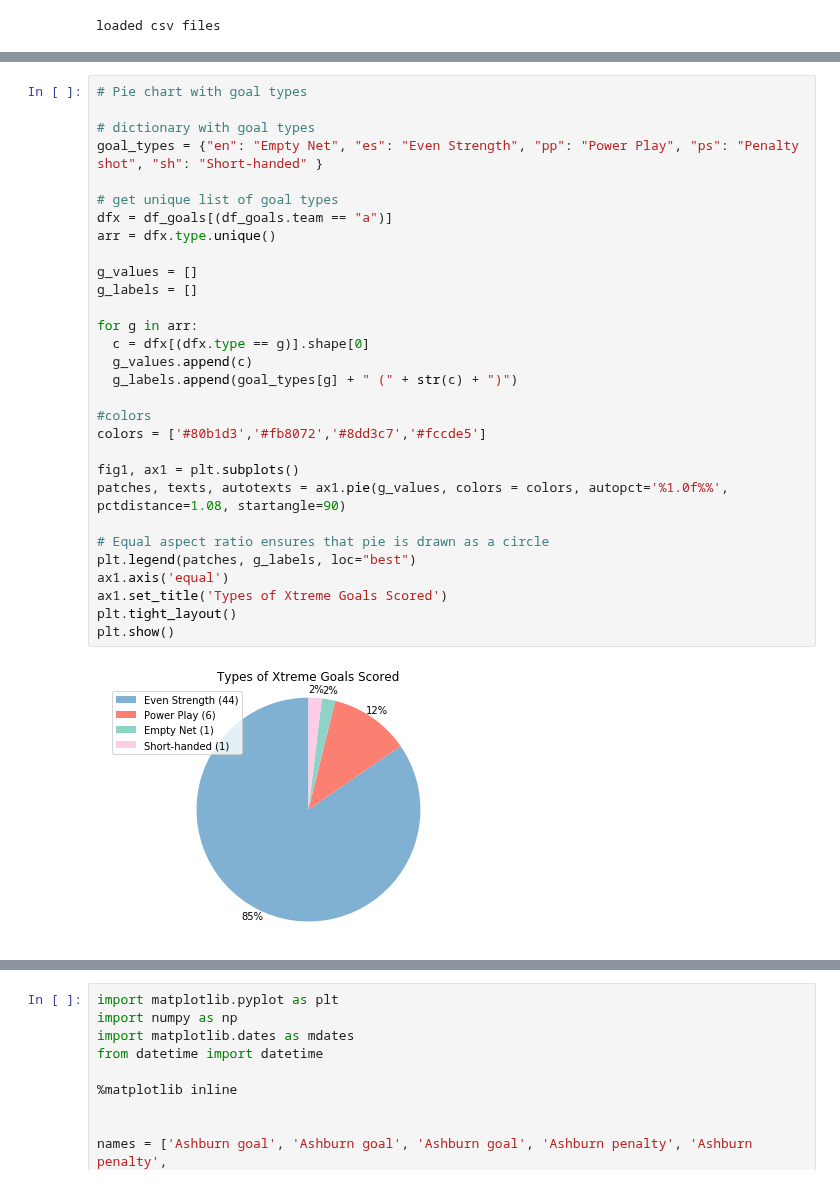
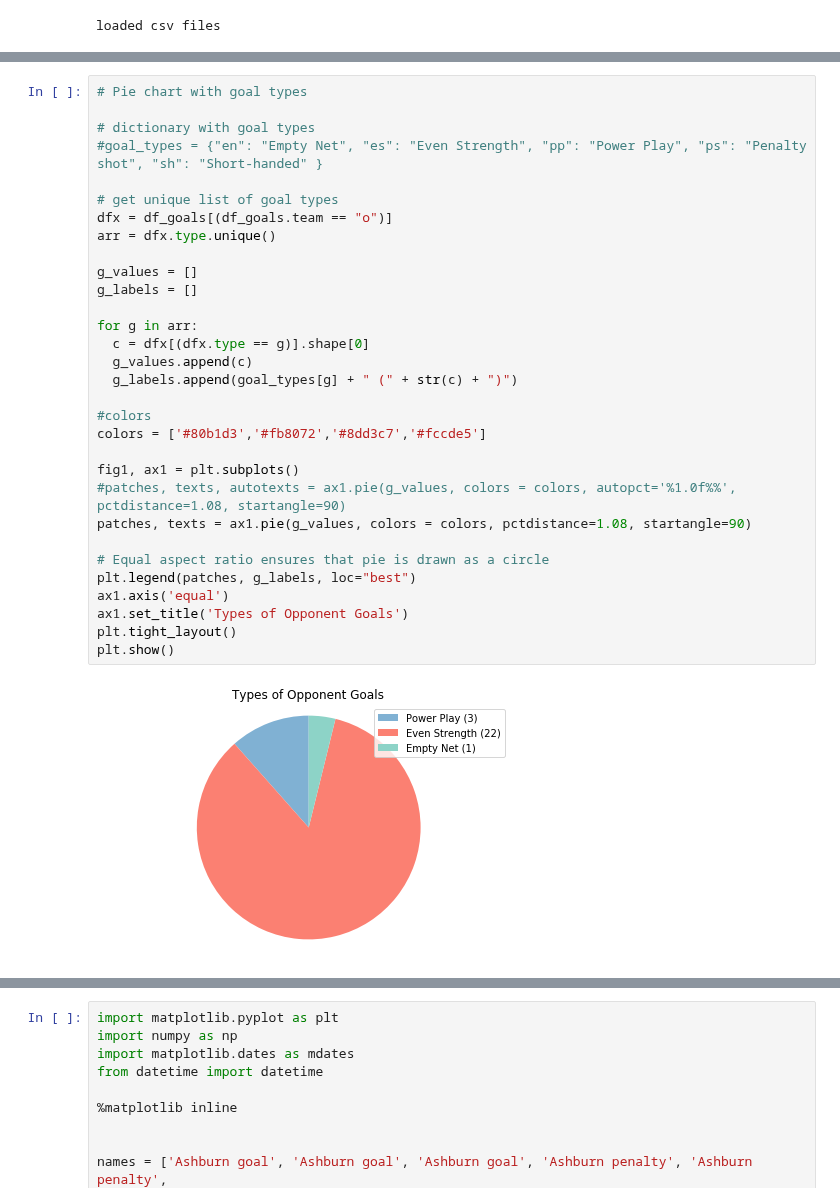
Before and after one commit to werntzp/hockey-stats, a Jupyter notebook: stats_charts.ipynb, the cells around one changed output, grey strips where cells are left out. Drawn from its saved outputs; the diff is of its cells as text.

```diff
--- a/stats_charts.ipynb
+++ b/stats_charts.ipynb
@@ -201,32 +245,33 @@ fig.show()
 # %%
 # Pie chart with goal types
 
 # dictionary with goal types
-goal_types = {"en": "Empty Net", "es": "Even Strength", "pp": "Power Play", "ps": "Penalty shot", "sh": "Short-handed" }
+#goal_types = {"en": "Empty Net", "es": "Even Strength", "pp": "Power Play", "ps": "Penalty shot", "sh": "Short-handed" }
 
 # get unique list of goal types
-dfx = df_goals[(df_goals.team == "a")]
+dfx = df_goals[(df_goals.team == "o")]
 arr = dfx.type.unique()
 
 g_values = []
 g_labels = []
 
 for g in arr:
   c = dfx[(dfx.type == g)].shape[0]
   g_values.append(c)
   g_labels.append(goal_types[g] + " (" + str(c) + ")")
 
 #colors
 colors = ['#80b1d3','#fb8072','#8dd3c7','#fccde5']
 
 fig1, ax1 = plt.subplots()
-patches, texts, autotexts = ax1.pie(g_values, colors = colors, autopct='%1.0f%%', pctdistance=1.08, startangle=90)
+#patches, texts, autotexts = ax1.pie(g_values, colors = colors, autopct='%1.0f%%', pctdistance=1.08, startangle=90)
+patches, texts = ax1.pie(g_values, colors = colors, pctdistance=1.08, startangle=90)
 
 # Equal aspect ratio ensures that pie is drawn as a circle
 plt.legend(patches, g_labels, loc="best")
 ax1.axis('equal')
-ax1.set_title('Types of Xtreme Goals Scored')
+ax1.set_title('Types of Opponent Goals')
 plt.tight_layout()
 plt.show()
 # %% [output]
-[figure, old version]
+[figure, new version]
```
Also changed, not shown: parts of 6 cells of this notebook.
